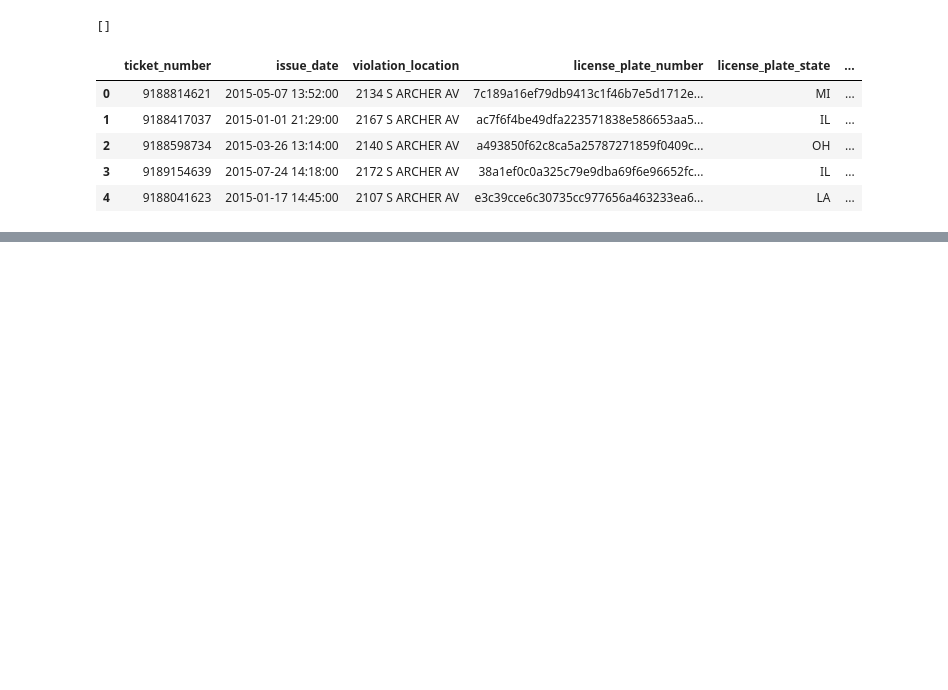
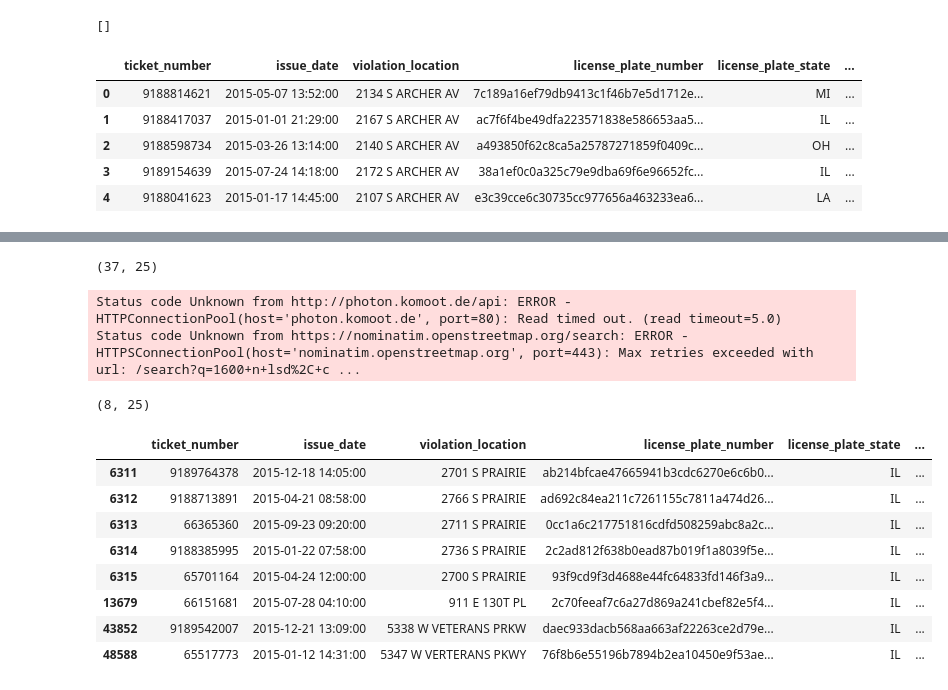
Before and after one commit to propublica/il-tickets-notebooks, a Jupyter notebook: Geocoding_experiments.ipynb, the cells around one changed output, grey strips where cells are left out. Cells and saved outputs as stored; diff of their text form; code cells hidden in the pictures; blank space fills up the shorter version.

```diff
--- a/Geocoding_experiments.ipynb
+++ b/Geocoding_experiments.ipynb
@@ -216,0 +315,42 @@ geocoded_df.head()
+# %%
+western_point = geocoded_df[geocoded_df['lng'] < -88]
+western_point.shape
+# %% [output]
+(37, 25)
+# %%
+def geocode_address(address, s):
+    g = geocoder.osm(address, session=s.OSM)
+    if (g.ok == False):
+        g = geocoder.komoot(address, session=s.Komoot)
+    if (g.ok == False):
+        g = geocoder.arcgis(address, session=s.Arcgis)
+    if (g.ok == False):
+        g = geocoder.uscensus(address, session=s.USCensus)
+    return g
+
+s = create_sessions()
+# %%
+for ind in western_point.index:
+    tmp = geocode_address(geocoded_df.loc[ind, 'address'], s)
+    geocoded_df.loc[ind, 'lat'] = tmp.lat
+    geocoded_df.loc[ind, 'lng'] = tmp.lng
+# %% [output]
+Status code Unknown from http://photon.komoot.de/api: ERROR - HTTPConnectionPool(host='photon.komoot.de', port=80): Read timed out. (read timeout=5.0)
+Status code Unknown from https://nominatim.openstreetmap.org/search: ERROR - HTTPSConnectionPool(host='nominatim.openstreetmap.org', port=443): Max retries exceeded with url: /search?q=1600+n+lsd%2C+c ...
+# %%
+western_point = geocoded_df[geocoded_df['lng'] < -88]
+western_point.shape
+# %% [output]
+(8, 25)
+# %%
+western_point
+# %% [output]
+|  | ticket_number | issue_date | violation_location | license_plate_number | license_plate_state | ... |
+| 6311 | 9189764378 | 2015-12-18 14:05:00 | 2701 S PRAIRIE | ab214bfcae47665941b3cdc6270e6c6b0... | IL | ... |
+| 6312 | 9188713891 | 2015-04-21 08:58:00 | 2766 S PRAIRIE | ad692c84ea211c7261155c7811a474d26... | IL | ... |
+| 6313 | 66365360 | 2015-09-23 09:20:00 | 2711 S PRAIRIE | 0cc1a6c217751816cdfd508259abc8a2c... | IL | ... |
+| 6314 | 9188385995 | 2015-01-22 07:58:00 | 2736 S PRAIRIE | 2c2ad812f638b0ead87b019f1a8039f5e... | IL | ... |
+| 6315 | 65701164 | 2015-04-24 12:00:00 | 2700 S PRAIRIE | 93f9cd9f3d4688e44fc64833fd146f3a9... | IL | ... |
+| 13679 | 66151681 | 2015-07-28 04:10:00 | 911 E 130T PL | 2c70feeaf7c6a27d869a241cbef82e5f4... | IL | ... |
+| 43852 | 9189542007 | 2015-12-21 13:09:00 | 5338 W VETERANS PRKW | daec933dacb568aa663af22263ce2d79e... | IL | ... |
+| 48588 | 65517773 | 2015-01-12 14:31:00 | 5347 W VERTERANS PKWY | 76f8b6e55196b7894b2ea10450e9f53ae... | IL | ... |
```
Also changed, not shown: parts of 22 cells of this notebook, 10 other files.
